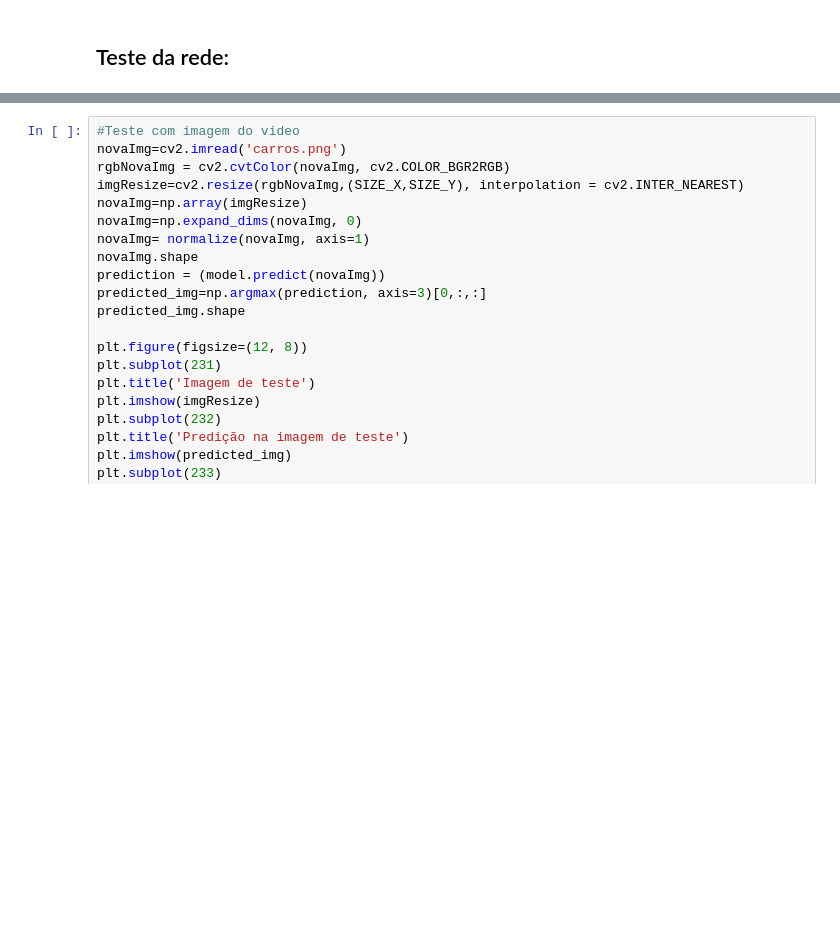
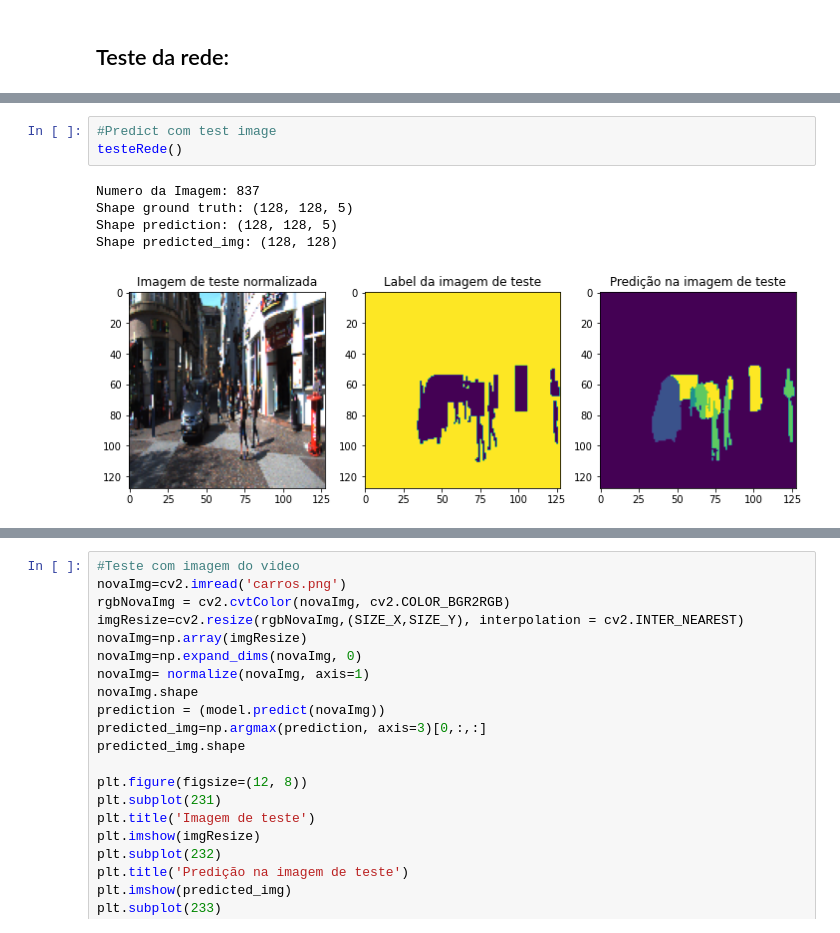
Before and after one commit to nilocangerana/tcc-unet-2021, a Jupyter notebook: Unet Multiclass V1.ipynb, the cells around one changed output, grey strips where cells are left out. Cells and saved outputs as stored; diff of their text form; blank space fills up the shorter version.

```diff
--- a/Unet Multiclass V1.ipynb
+++ b/Unet Multiclass V1.ipynb
@@ -368,0 +347,9 @@ plt.show()
+# %%
+#Predict com test image
+testeRede()
+# %% [output]
+Numero da Imagem: 837
+Shape ground truth: (128, 128, 5)
+Shape prediction: (128, 128, 5)
+Shape predicted_img: (128, 128)
+[figure, added]
```
Also changed, not shown: parts of 9 cells of this notebook.
